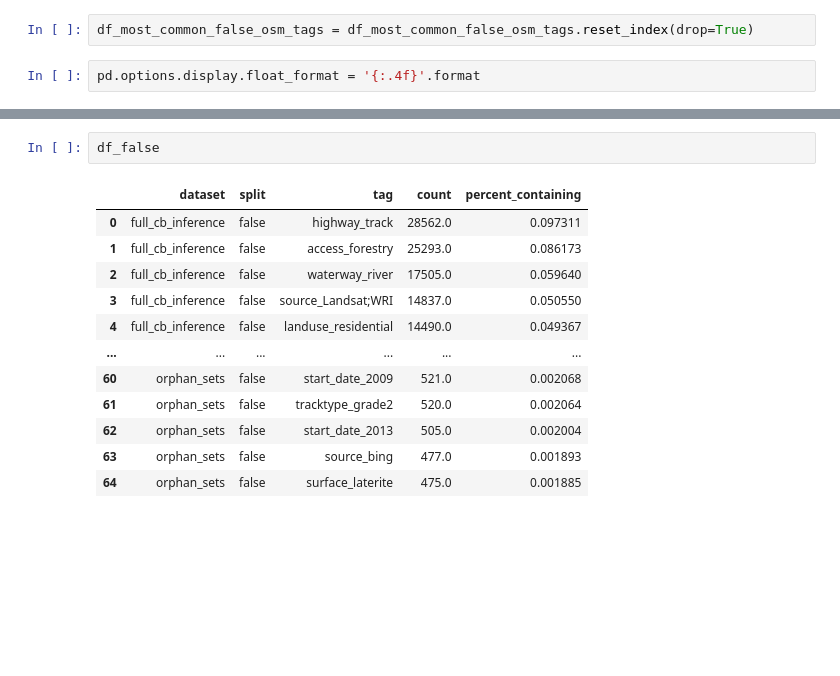
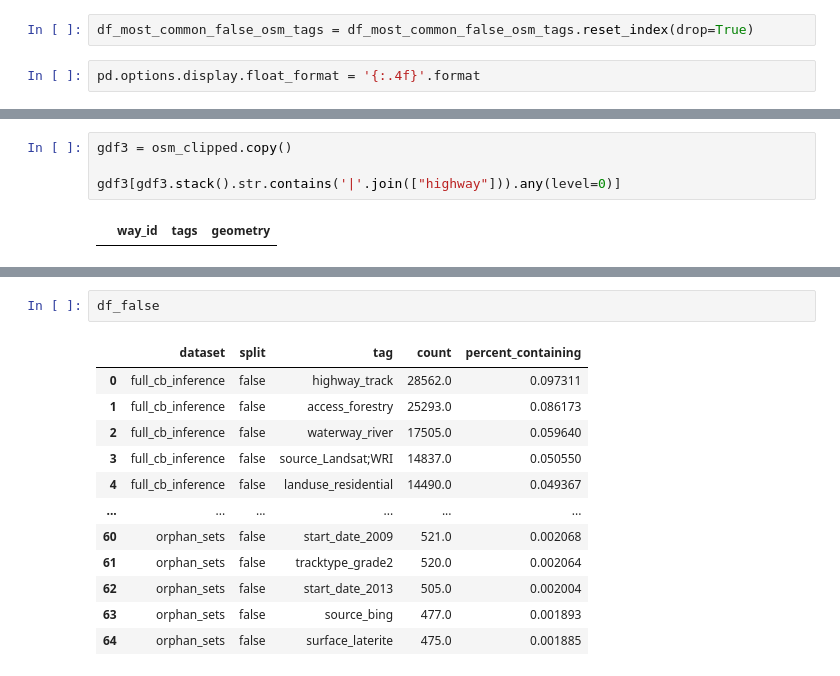
Before and after one commit to Project-Canopy/cb_feature_detection, a Jupyter notebook: analytics/ISL_Predictions_OSM_Intersection.ipynb, the cells around one changed output, grey strips where cells are left out. Drawn from its saved outputs; the diff is of its cells as text; blank space fills up the shorter version.

```diff
--- a/analytics/ISL_Predictions_OSM_Intersection.ipynb
+++ b/analytics/ISL_Predictions_OSM_Intersection.ipynb
@@ -291,0 +374,6 @@ df_most_common_false_osm_tags.to_csv("most_common_osm_tags_on_false_predictions.
+# %%
+gdf3 = osm_clipped.copy()
+
+gdf3[gdf3.stack().str.contains('|'.join(["highway"])).any(level=0)]
+# %% [output]
+|  | way_id | tags | geometry |
```
Also changed, not shown: parts of 16 cells of this notebook, 1 other file.
